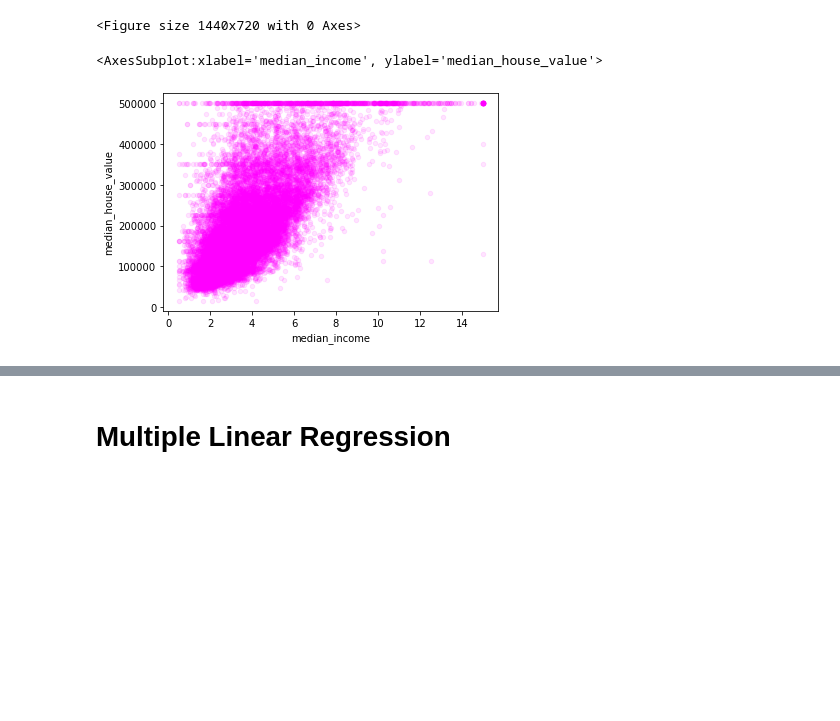
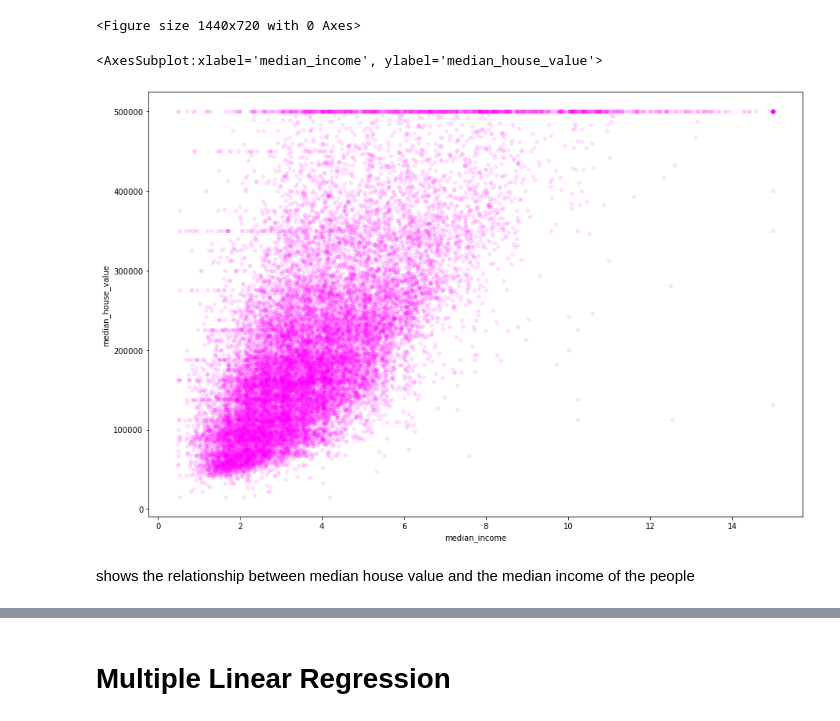
Before and after one commit to vinnovateit/VIIT_Team_MNIST, a Jupyter notebook: priyanka/HOUSING_DATASET/California Housing Prices.ipynb, the cells around one changed output, grey strips where cells are left out. Cells and saved outputs as stored; diff of their text form; code cells hidden in the pictures; blank space fills up the shorter version.

```diff
--- a/priyanka/HOUSING_DATASET/California Housing Prices.ipynb
+++ b/priyanka/HOUSING_DATASET/California Housing Prices.ipynb
@@ -244,8 +257,10 @@ plt.show()
 [figure]
 <Figure size 1440x720 with 0 Axes>
 # %%
-dataset.plot(kind="scatter", x="median_income", y="median_house_value", alpha=0.1, color='magenta')
+dataset.plot(kind="scatter", x="median_income", y="median_house_value", alpha=0.1, color='magenta', figsize=(15,10))
 # %% [output]
 <AxesSubplot:xlabel='median_income', ylabel='median_house_value'>
-[figure, old version]
+[figure, new version]
+# %% [markdown]
+shows the relationship between median house value and the median income of the people
 # %%
```
Also changed, not shown: parts of 33 cells of this notebook.
